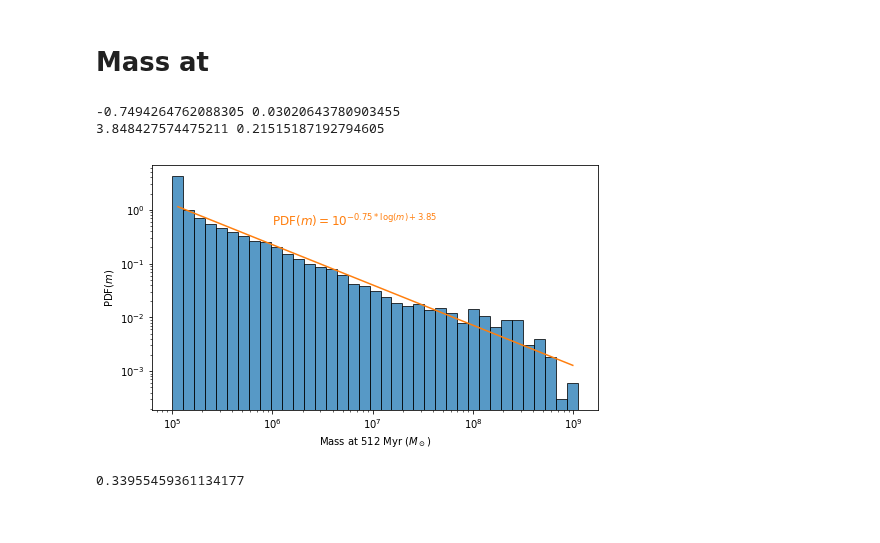
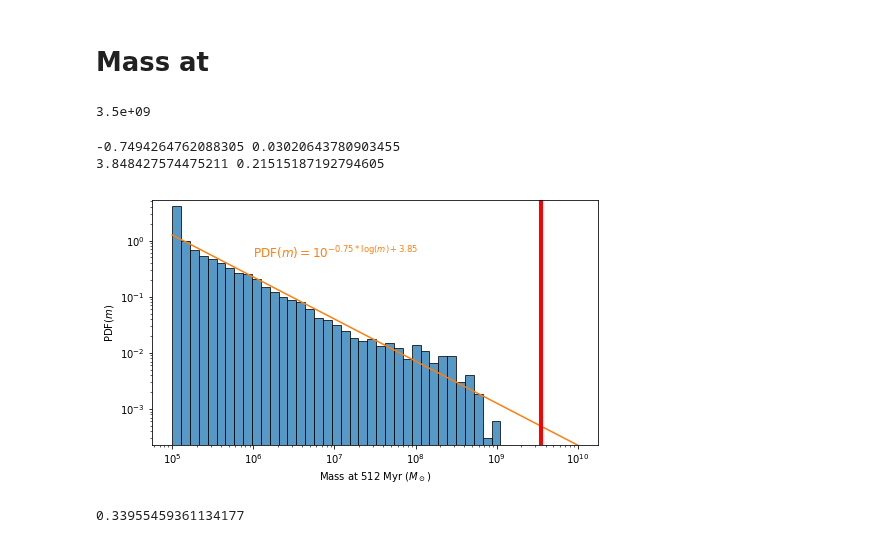
Before and after one commit to jsbarbosa/TesisFisica, a Jupyter notebook: Files/Week 14/Distributions.ipynb, the cells around one changed output. Cells and saved outputs as stored; diff of their text form; code cells hidden in the pictures.

```diff
--- a/Files/Week 14/Distributions.ipynb
+++ b/Files/Week 14/Distributions.ipynb
@@ -303,6 +303,11 @@ bins = 0.5 * (bins[1:] + bins[:-1])
 
 da = cov[0, 0] ** 0.5
 dbb = cov[1, 1] ** 0.5
+# %%
+mf = 1e5 * np.exp((1 - 0.1) / (0.1 * 440) * 512)
+print("%.1e" % mf)
+# %% [output]
+3.5e+09
 # %%
 print(a, da)
 print(b, dbb)
@@ -312,22 +317,28 @@ print(b, dbb)
 # %%
 fig, ax = plt.subplots(figsize = (8, 4.5))
 
-ax.plot(bins, 10 ** (a * np.log10(bins) + b), color = COLOR_CYCLE[1])
+x = np.logspace(5, 10)
+y = 10 ** (a * np.log10(x) + b)
+ax.plot(x, y, color = COLOR_CYCLE[1])
 ax.bar(bins, freq, width = db, alpha = 0.75, edgecolor = "k")
+
+ax.plot([mf, mf], [1e-5, freq.max() * 1.25], c = 'r', lw = 4)
 
 ax.set_xscale("log")
 ax.set_yscale("log")
 
 ax.set_ylabel("PDF$(m)$")
 ax.set_xlabel("Mass at 512 Myr ($M_\odot$)")
 
+ax.set_ylim(0.75 * freq.min(), 1.25 * freq.max())
+
 ax.text(10 ** 6, 0.5, r"PDF$(m) = 10 ^ {%.2f * \log(m) + %.2f}$" % (a, b), color = COLOR_CYCLE[1], fontsize = 12)
 
 fig.savefig('masses_at.png', dpi = 300)
 
 plt.show()
 # %% [output]
-[figure, old version]
+[figure, new version]
 # %%
 def intProb(a, b, m0, m1, full = 1):
 #     a = 1 + a
```
Also changed, not shown: parts of 4 cells of this notebook, 3 other files.
